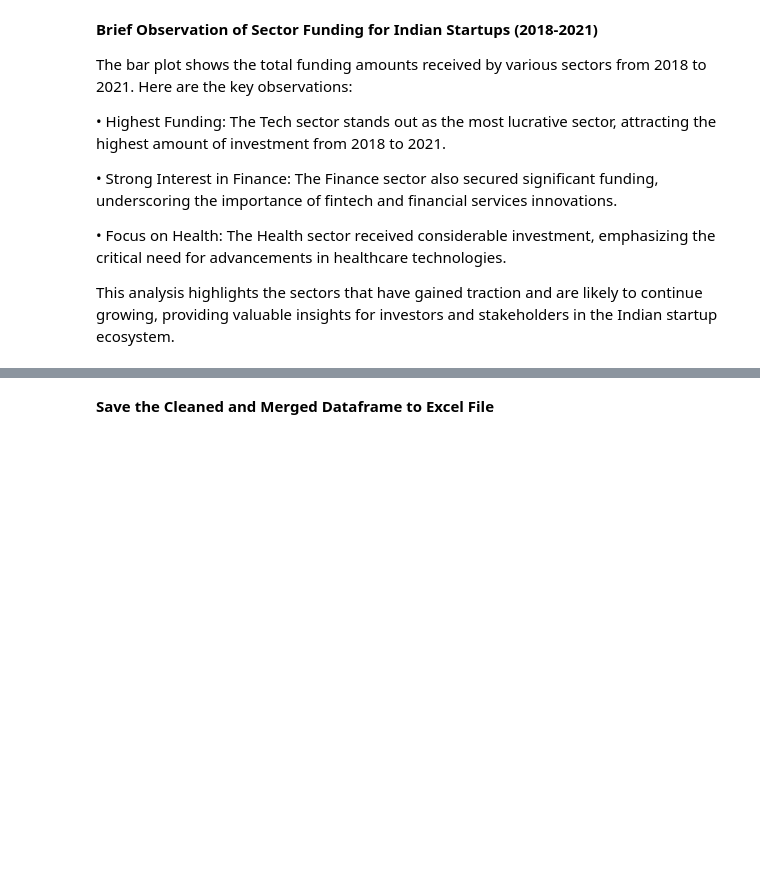
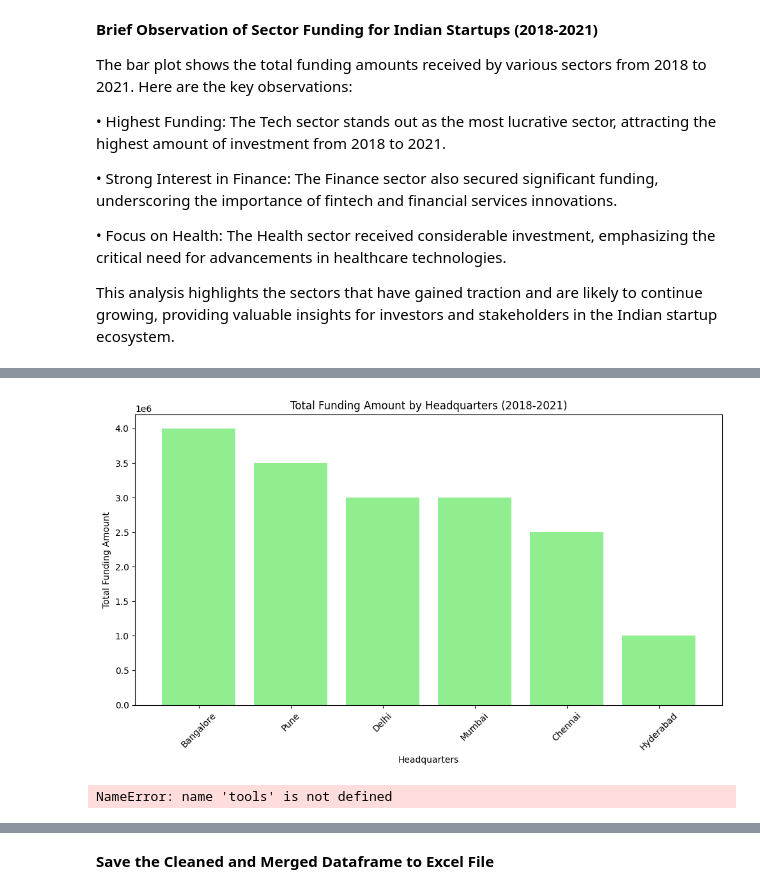
Before and after one commit to Wisdom-EdemD-rah/Indian-Startup-Ecosystem-Project, a Jupyter notebook: Notebooks/ISEP.ipynb, the cells around one changed output, grey strips where cells are left out. Drawn from its saved outputs; the diff is of its cells as text; code cells hidden in the pictures; blank space fills up the shorter version.

```diff
--- a/Notebooks/ISEP.ipynb
+++ b/Notebooks/ISEP.ipynb
@@ -2955,0 +2964,30 @@ This analysis highlights the sectors that have gained traction and are likely to
+# %%
+
+
+df_merged = pd.DataFrame(df_merged)
+
+# Filter data from 2018 to 2021
+df_hq_filtered = df_hq[(df_hq['Year'] >= 2018) & (df_hq['Year'] <= 2021)]
+
+# Group by headquarters and sum the funding amounts
+hq_funding = df_hq_filtered.groupby('Headquarters')['Funding Amount'].sum().reset_index()
+
+# Sort the headquarters by total funding amounts in descending order
+hq_funding_sorted = hq_funding.sort_values(by='Funding Amount', ascending=False)
+
+# Plot the results
+plt.figure(figsize=(10, 6))
+plt.bar(hq_funding_sorted['Headquarters'], hq_funding_sorted['Funding Amount'], color='lightgreen')
+plt.xlabel('Headquarters')
+plt.ylabel('Total Funding Amount')
+plt.title('Total Funding Amount by Headquarters (2018-2021)')
+plt.xticks(rotation=45)
+plt.tight_layout()
+
+# Display the plot
+plt.show()
+
+tools.display_dataframe_to_user(name="Headquarters Funding from 2018 to 2021", dataframe=hq_funding_sorted)
+# %% [output]
+[figure, added]
+NameError: name 'tools' is not defined
```
Also changed, not shown: parts of 7 cells of this notebook.
